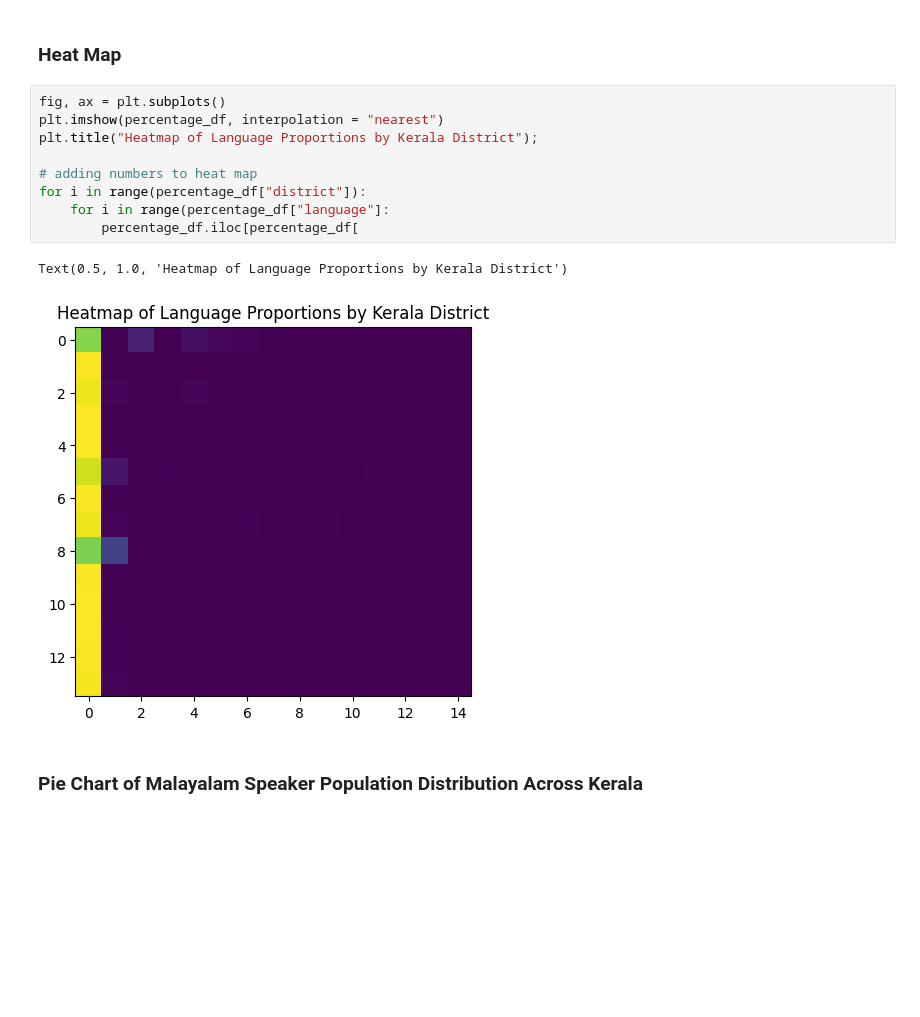
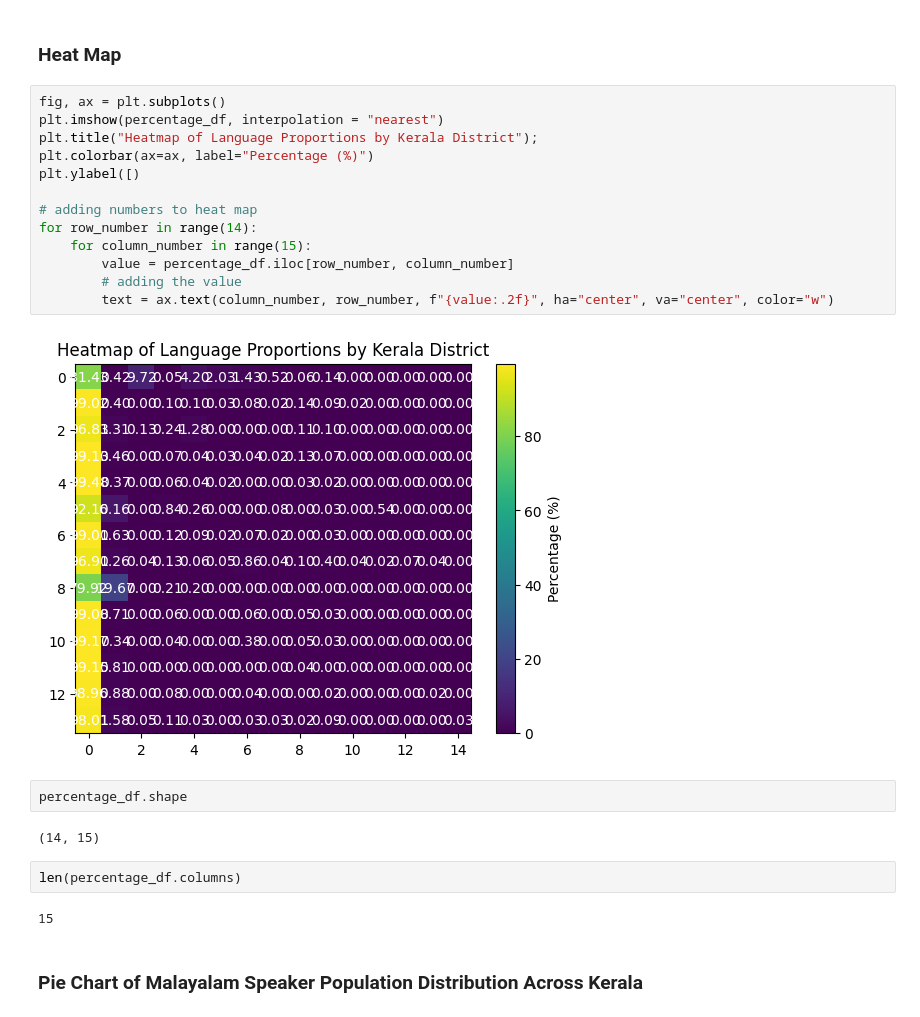
Before and after one commit to squishridyvi/Geographical-Distribution-Mapping-of-Dravidian-Languages-, a Jupyter notebook: Geographical Distribution of Dravidian Languages.ipynb, the cells around one changed output. Drawn from its saved outputs; the diff is of its cells as text; blank space fills up the shorter version.

Commit message:
added numbers to heat map

```diff
--- a/Geographical Distribution of Dravidian Languages.ipynb
+++ b/Geographical Distribution of Dravidian Languages.ipynb
@@ -2327,15 +2327,26 @@ print
 # %%
 fig, ax = plt.subplots()
 plt.imshow(percentage_df, interpolation = "nearest")
 plt.title("Heatmap of Language Proportions by Kerala District");
+plt.colorbar(ax=ax, label="Percentage (%)")
+plt.ylabel([)
 
 # adding numbers to heat map
-for i in range(percentage_df["district"]):
-    for i in range(percentage_df["language"]:
-        percentage_df.iloc[percentage_df[
+for row_number in range(14):
+    for column_number in range(15):
+        value = percentage_df.iloc[row_number, column_number]
+        # adding the value
+        text = ax.text(column_number, row_number, f"{value:.2f}", ha="center", va="center", color="w")
 # %% [output]
-Text(0.5, 1.0, 'Heatmap of Language Proportions by Kerala District')
-[figure, old version]
+[figure, new version]
+# %%
+percentage_df.shape
+# %% [output]
+(14, 15)
+# %%
+len(percentage_df.columns)
+# %% [output]
+15
 # %% [markdown]
 ### Pie Chart of Malayalam Speaker Population Distribution Across Kerala
 # %%
```
Also changed, not shown: parts of 1 cell of this notebook.
